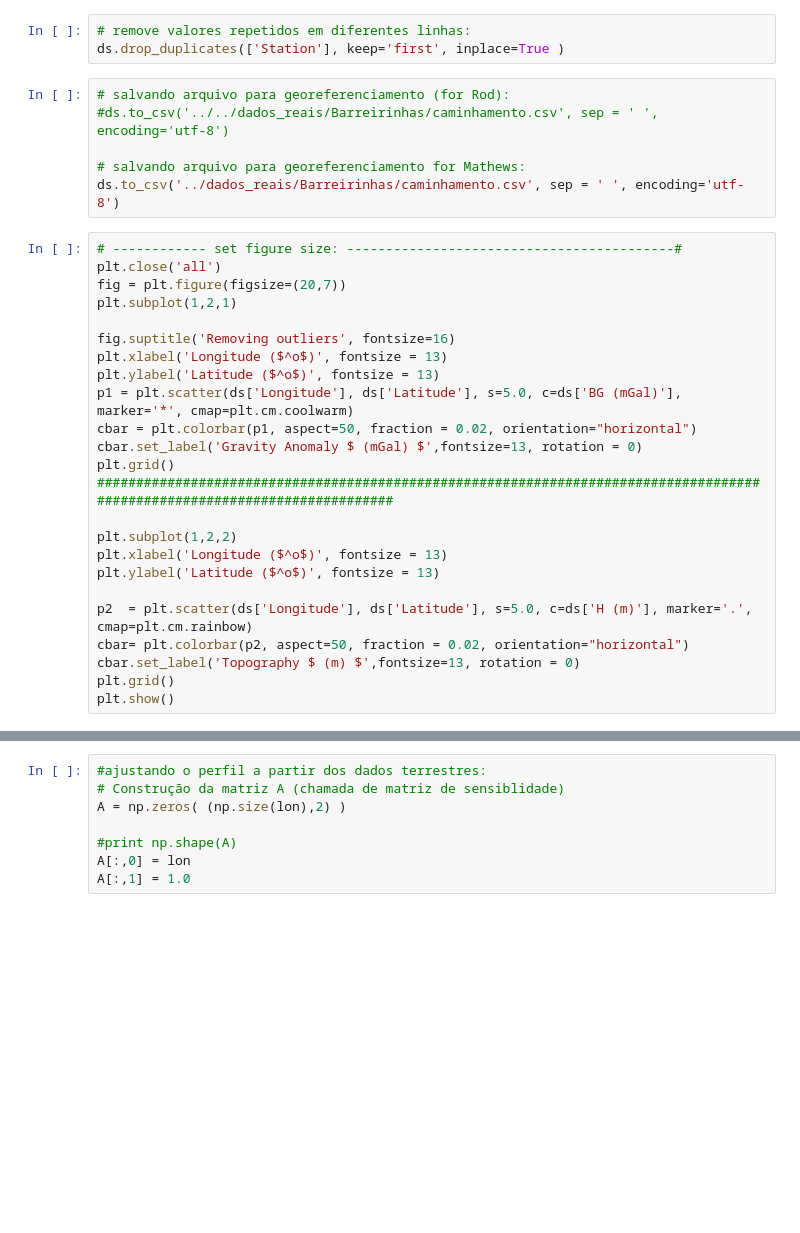
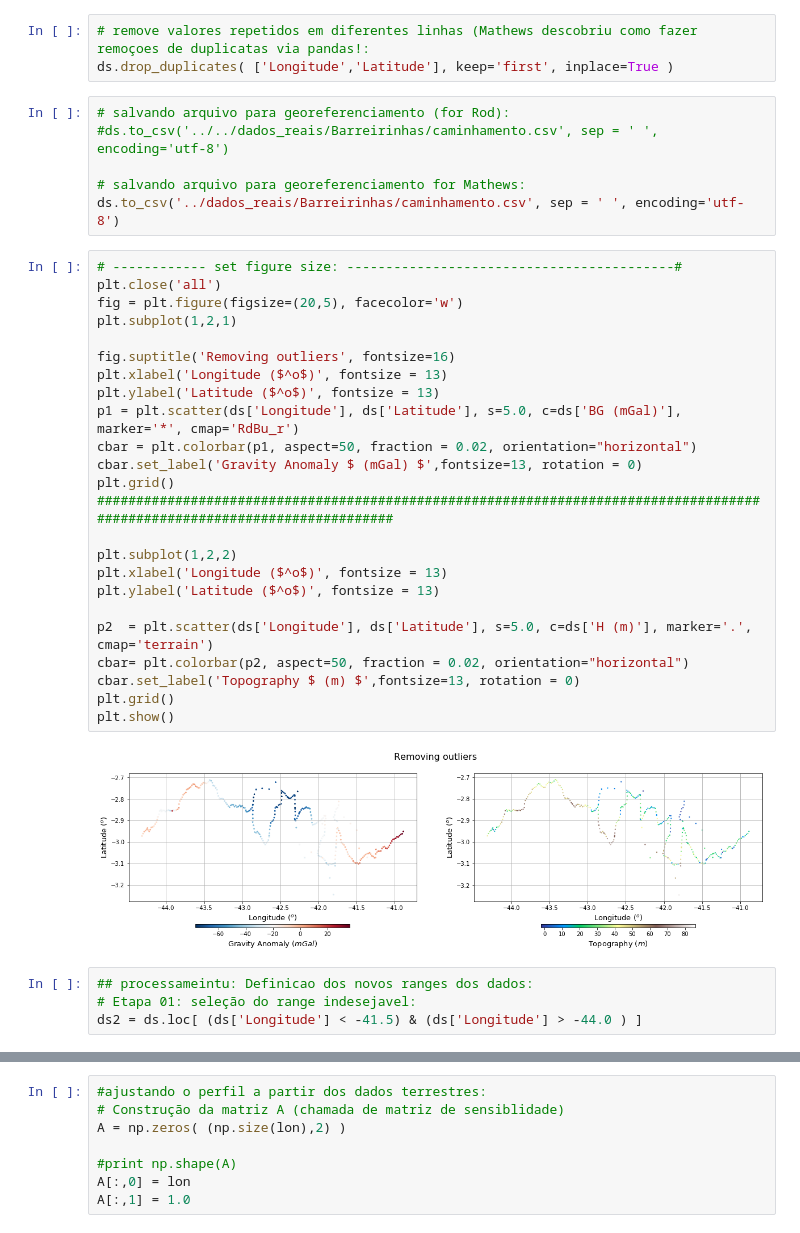
Before and after one commit to MathewsAndrade/Mathews_codes, a Jupyter notebook: data_barreirinhas2.ipynb, the cells around one changed output, grey strips where cells are left out. Cells and saved outputs as stored; diff of their text form; blank space fills up the shorter version.

```diff
--- a/data_barreirinhas2.ipynb
+++ b/data_barreirinhas2.ipynb
@@ -74,8 +74,8 @@ df = data.drop(df.index.values)
 # por em ordem em função da longitude(coluna 2)
 ds = df.sort_values(by=['Longitude'], ascending=True)
 # %%
-# remove valores repetidos em diferentes linhas:
-ds.drop_duplicates(['Station'], keep='first', inplace=True )
+# remove valores repetidos em diferentes linhas (Mathews descobriu como fazer remoçoes de duplicatas via pandas!:
+ds.drop_duplicates( ['Longitude','Latitude'], keep='first', inplace=True )
 # %%
 # salvando arquivo para georeferenciamento (for Rod):
 #ds.to_csv('../../dados_reais/Barreirinhas/caminhamento.csv', sep = ' ', encoding='utf-8')
@@ -85,24 +85,30 @@ ds.to_csv('../dados_reais/Barreirinhas/caminhamento.csv', sep = ' ', encoding='u
 # %%
 # ------------ set figure size: ------------------------------------------#
 plt.close('all')
-fig = plt.figure(figsize=(20,7))
+fig = plt.figure(figsize=(20,5), facecolor='w')
 plt.subplot(1,2,1)
 
 fig.suptitle('Removing outliers', fontsize=16)
 plt.xlabel('Longitude ($^o$)', fontsize = 13)
 plt.ylabel('Latitude ($^o$)', fontsize = 13)
-p1 = plt.scatter(ds['Longitude'], ds['Latitude'], s=5.0, c=ds['BG (mGal)'], marker='*', cmap=plt.cm.coolwarm)
+p1 = plt.scatter(ds['Longitude'], ds['Latitude'], s=5.0, c=ds['BG (mGal)'], marker='*', cmap='RdBu_r')
 cbar = plt.colorbar(p1, aspect=50, fraction = 0.02, orientation="horizontal")
 cbar.set_label('Gravity Anomaly $ (mGal) $',fontsize=13, rotation = 0)
 plt.grid()
 ###########################################################################################################################
 
 plt.subplot(1,2,2)
 plt.xlabel('Longitude ($^o$)', fontsize = 13)
 plt.ylabel('Latitude ($^o$)', fontsize = 13)
 
-p2  = plt.scatter(ds['Longitude'], ds['Latitude'], s=5.0, c=ds['H (m)'], marker='.', cmap=plt.cm.rainbow)
+p2  = plt.scatter(ds['Longitude'], ds['Latitude'], s=5.0, c=ds['H (m)'], marker='.', cmap='terrain')
 cbar= plt.colorbar(p2, aspect=50, fraction = 0.02, orientation="horizontal")
 cbar.set_label('Topography $ (m) $',fontsize=13, rotation = 0)
 plt.grid()
 plt.show()
+# %% [output]
+[figure, added]
+# %%
+## processameintu: Definicao dos novos ranges dos dados:
+# Etapa 01: seleção do range indesejavel:
+ds2 = ds.loc[ (ds['Longitude'] < -41.5) & (ds['Longitude'] > -44.0 ) ]
```
Also changed, not shown: parts of 10 cells of this notebook.
